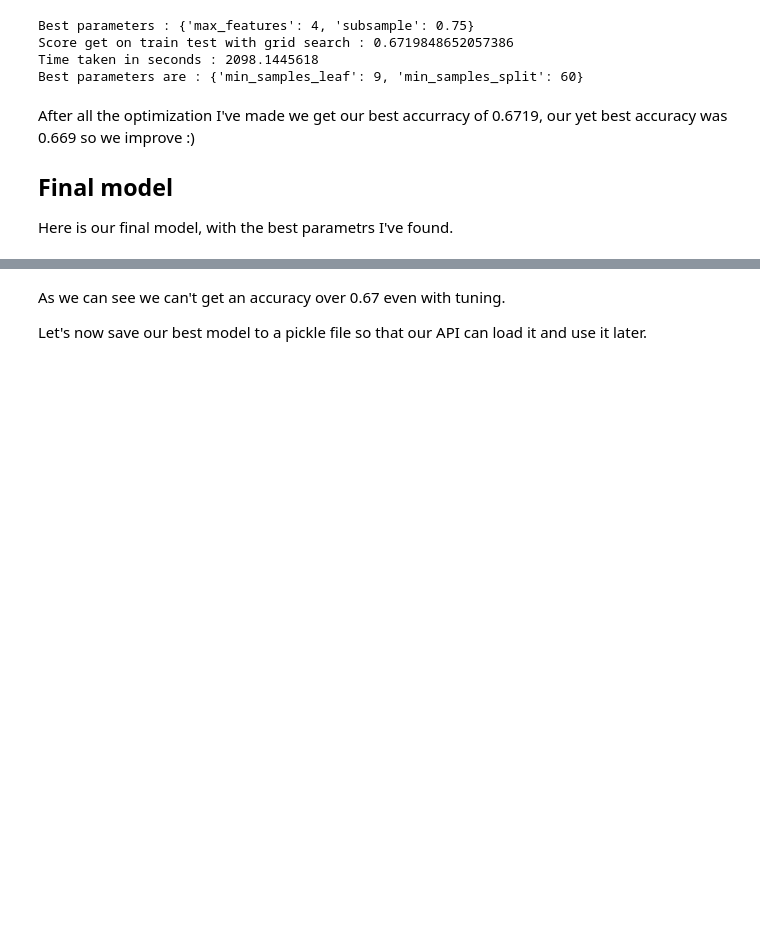
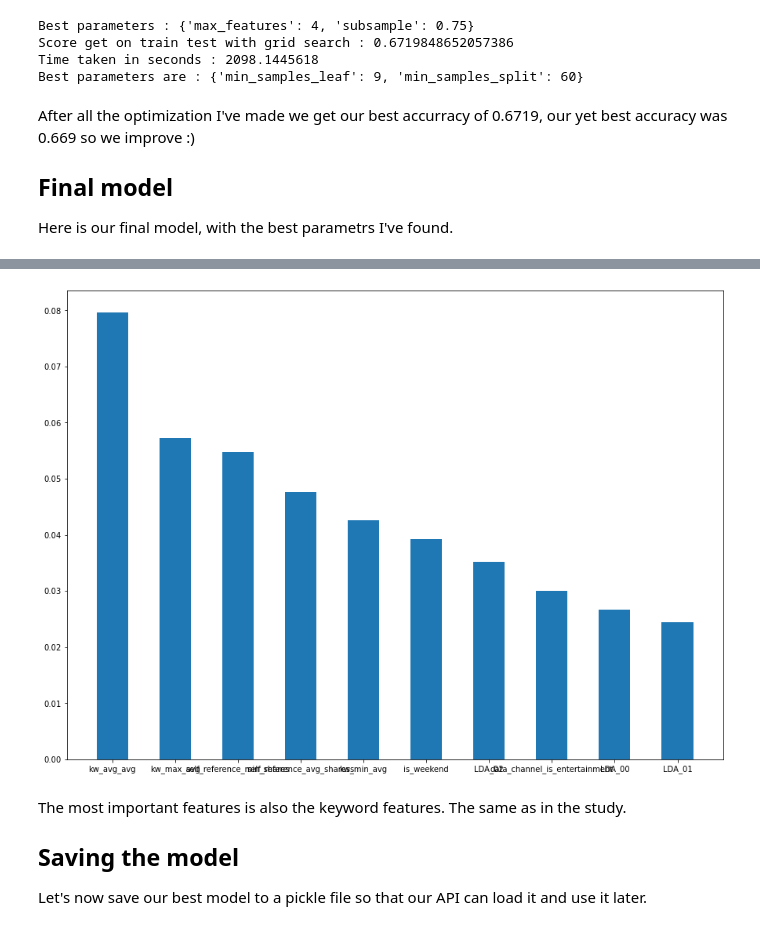
Before and after one commit to Tnemlec/OnlineNewsAnalysis, a Jupyter notebook: OnlineNews_Modelisation.ipynb, the cells around one changed output, grey strips where cells are left out. Saved outputs shown, nothing was run; the diff lists cells and outputs as text; code cells hidden in the pictures; blank space fills up the shorter version.

```diff
--- a/OnlineNews_Modelisation.ipynb
+++ b/OnlineNews_Modelisation.ipynb
@@ -371,5 +377,21 @@ plt.show()
+# %%
+#I will create a dictionnary containing the label and the value so that I can sort them later
+
+features_importance_label = {X_test.columns[i]:best_model.feature_importances_[i] for i in range(58)}
+
+features_importance_label = {k: v for k, v in sorted(features_importance_label.items(), key=lambda item: item[1], reverse=True)}
+
+f = plt.figure(figsize=(15, 11))
+
+plt.bar(list(features_importance_label.keys())[:10], list(features_importance_label.values())[:10], width=0.5)
+
+plt.show()
+# %% [output]
+[figure, added]
 # %% [markdown]
-As we can see we can't get an accuracy over 0.67 even with tuning.
+The most important features is also the keyword features. The same as in the study.
+
+## Saving the model
 
 Let's now save our best model to a pickle file so that our API can load it and use it later.
 # %%
```
Also changed, not shown: parts of 11 cells of this notebook, 1 other file.
